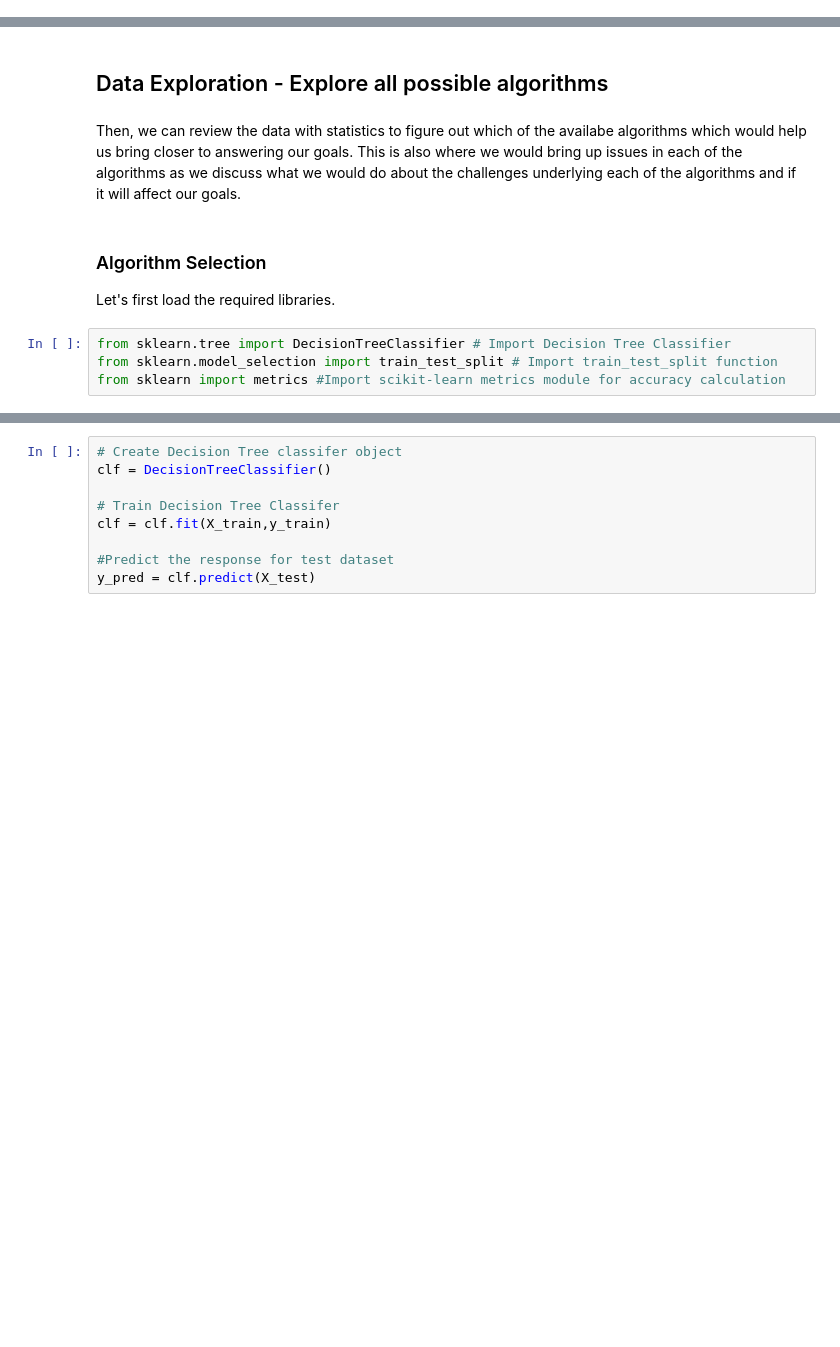
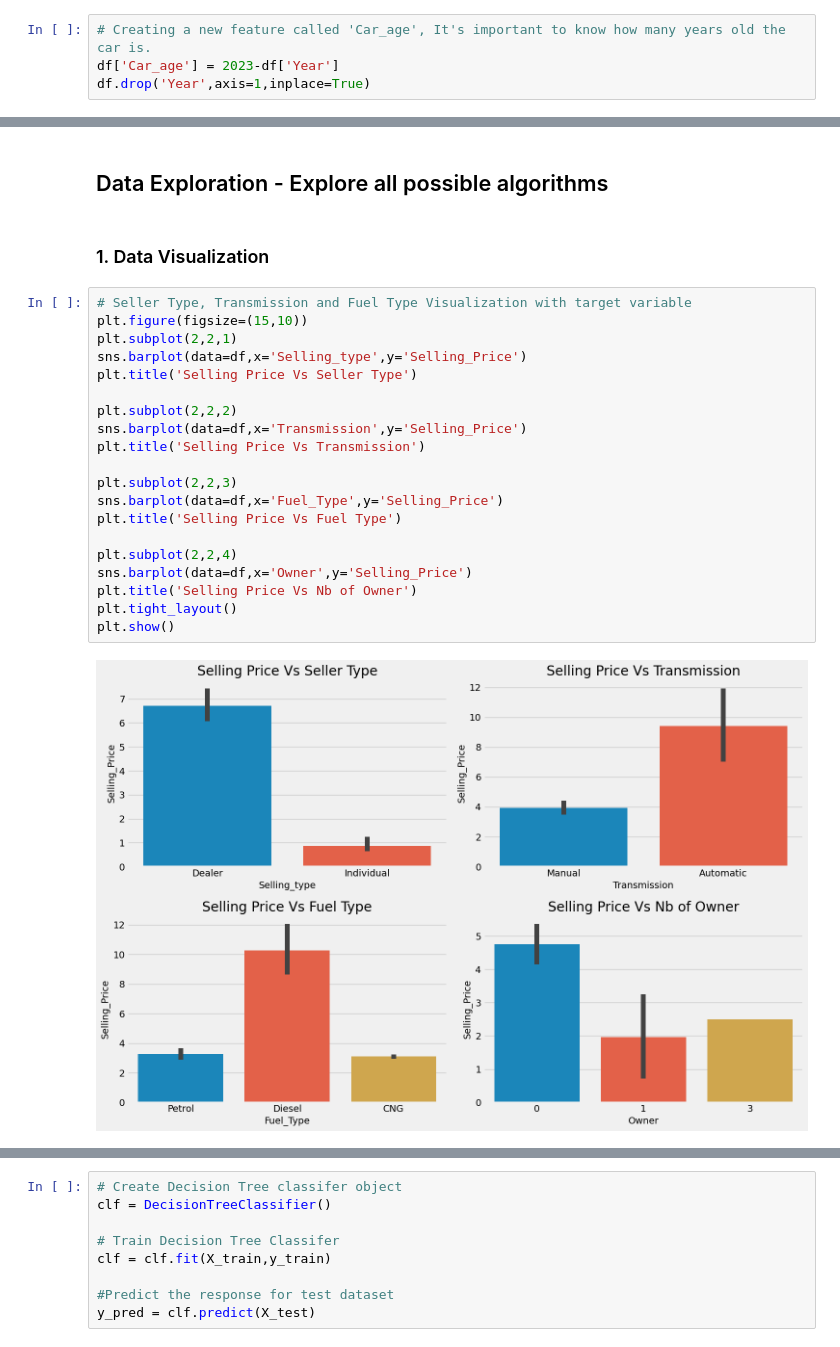
Before and after one commit to integraloddity/data-warehousing-capstone, a Jupyter notebook: ITEC4230_CarDB.ipynb, the cells around one changed output, grey strips where cells are left out. Drawn from its saved outputs; the diff is of its cells as text; blank space fills up the shorter version.

```diff
--- a/ITEC4230_CarDB.ipynb
+++ b/ITEC4230_CarDB.ipynb
@@ -159,0 +107,4 @@ NameError: name 'col_names2' is not defined
+# %%
+# Creating a new feature called 'Car_age', It's important to know how many years old the car is.
+df['Car_age'] = 2023-df['Year']
+df.drop('Year',axis=1,inplace=True)
@@ -160,11 +120,26 @@ NameError: name 'col_names2' is not defined
 # %% [markdown]
 ## Data Exploration - Explore all possible algorithms
-# %% [markdown]
-Then, we can review the data with statistics to figure out which of the availabe algorithms which would help us bring closer to answering our goals. This is also where we would bring up issues in each of the algorithms as we discuss what we would do about the challenges underlying each of the algorithms and if it will affect our goals.
-# %% [markdown]
-### Algorithm Selection
-Let's first load the required libraries.
-# %%
-from sklearn.tree import DecisionTreeClassifier # Import Decision Tree Classifier
-from sklearn.model_selection import train_test_split # Import train_test_split function
-from sklearn import metrics #Import scikit-learn metrics module for accuracy calculation
+# %% [markdown]
+### 1. Data Visualization
+# %%
+# Seller Type, Transmission and Fuel Type Visualization with target variable
+plt.figure(figsize=(15,10))
+plt.subplot(2,2,1)
+sns.barplot(data=df,x='Selling_type',y='Selling_Price')
+plt.title('Selling Price Vs Seller Type')
+
+plt.subplot(2,2,2)
+sns.barplot(data=df,x='Transmission',y='Selling_Price')
+plt.title('Selling Price Vs Transmission')
+
+plt.subplot(2,2,3)
+sns.barplot(data=df,x='Fuel_Type',y='Selling_Price')
+plt.title('Selling Price Vs Fuel Type')
+
+plt.subplot(2,2,4)
+sns.barplot(data=df,x='Owner',y='Selling_Price')
+plt.title('Selling Price Vs Nb of Owner')
+plt.tight_layout()
+plt.show()
+# %% [output]
+[figure, added]
```
Also changed, not shown: parts of 48 cells of this notebook.
